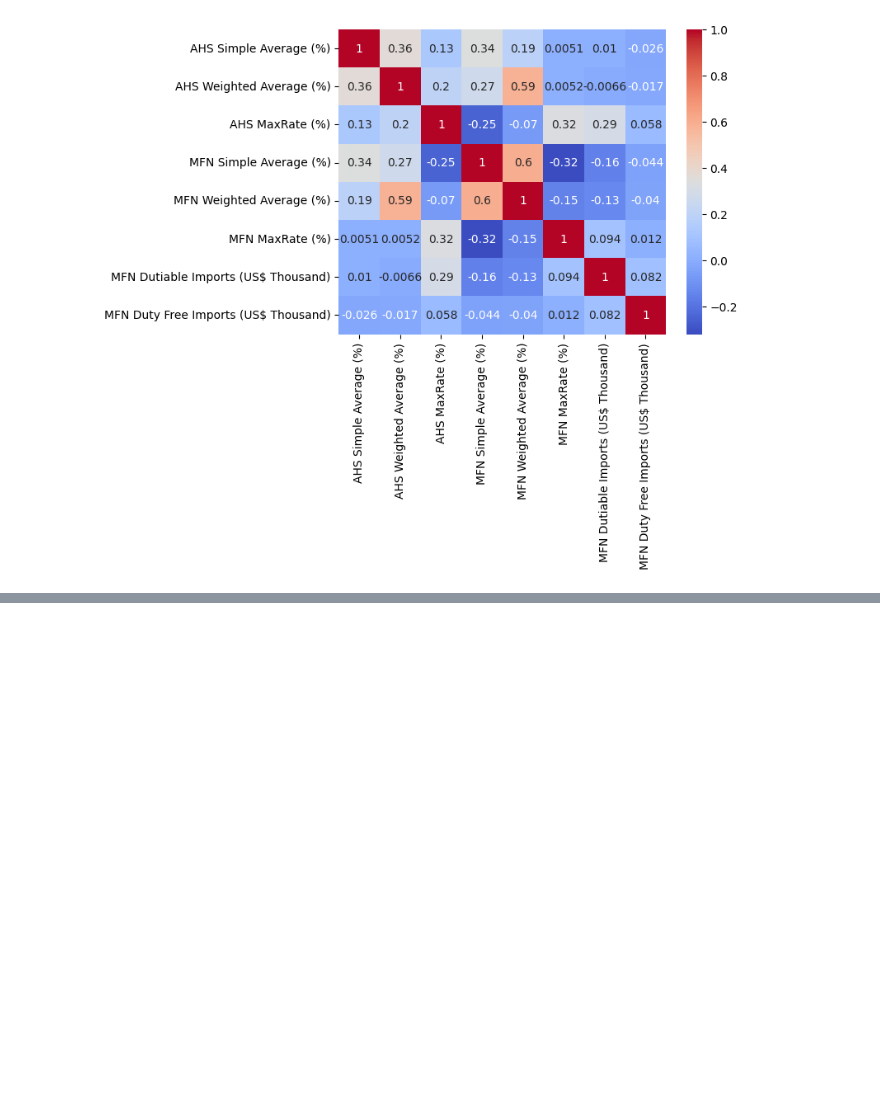
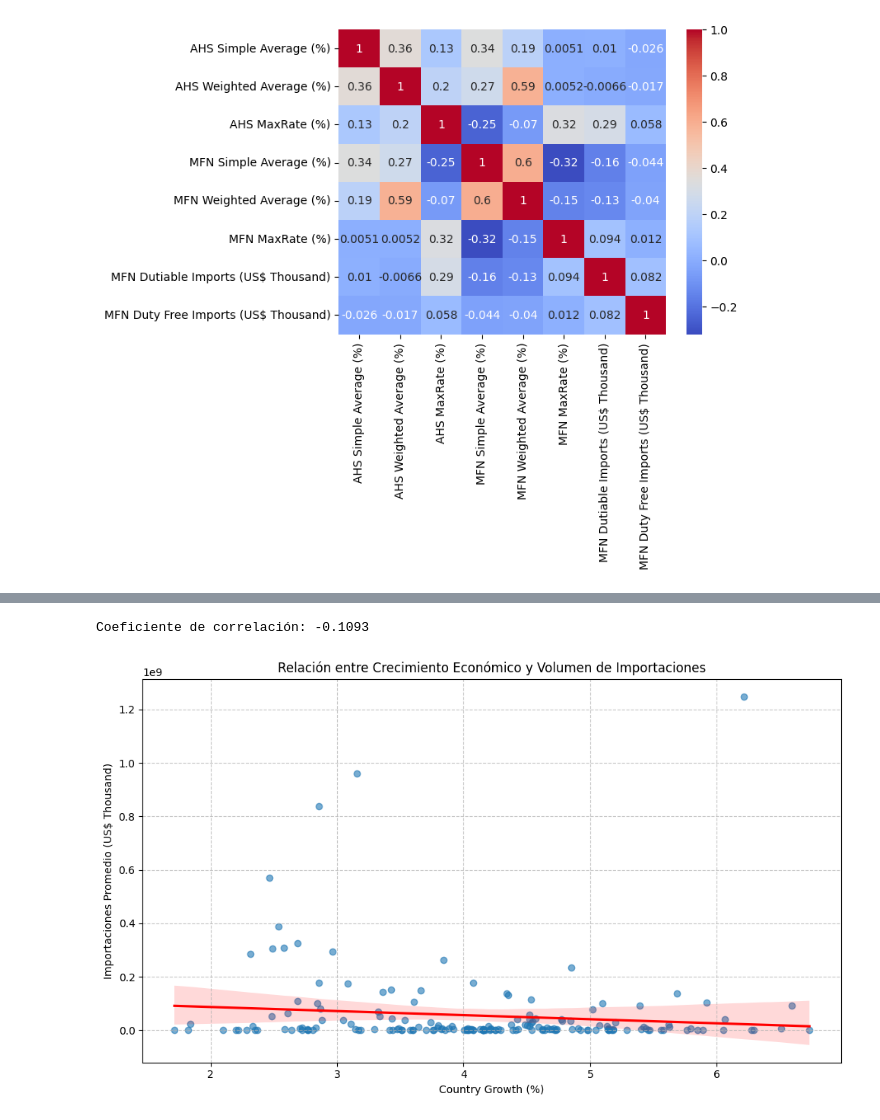
Before and after one commit to angosoto/Proyecto-Final-Data-Science-, a Jupyter notebook: EDA.ipynb, the cells around one changed output, grey strips where cells are left out. Saved outputs shown, nothing was run; the diff lists cells and outputs as text; code cells hidden in the pictures; blank space fills up the shorter version.

```diff
--- a/EDA.ipynb
+++ b/EDA.ipynb
@@ -441,0 +539,26 @@ sns.heatmap(cifras[variables_arancel].corr(), annot=True, cmap='coolwarm')
+# %%
+# Agrupar por país y calcular promedio de Importaciones y Crecimiento Económico
+growth_vs_import = cifras.groupby('Partner Name')[['Import (US$ Thousand)', 'Country Growth (%)']].mean().dropna()
+
+# Calcular correlación
+correlacion = growth_vs_import['Import (US$ Thousand)'].corr(growth_vs_import['Country Growth (%)'])
+print(f"Coeficiente de correlación: {correlacion:.4f}")
+
+# Visualización con línea de regresión
+plt.figure(figsize=(10, 6))
+sns.regplot(
+    data=growth_vs_import,
+    x='Country Growth (%)',
+    y='Import (US$ Thousand)',
+    scatter_kws={'alpha': 0.6},
+    line_kws={'color': 'red'}
+)
+plt.title('Relación entre Crecimiento Económico y Volumen de Importaciones')
+plt.xlabel('Country Growth (%)')
+plt.ylabel('Importaciones Promedio (US$ Thousand)')
+plt.grid(True, linestyle='--', alpha=0.7)
+plt.tight_layout()
+plt.show()
+# %% [output]
+Coeficiente de correlación: -0.1093
+[figure, added]
```
Also changed, not shown: parts of 13 cells of this notebook, 1 other file.
